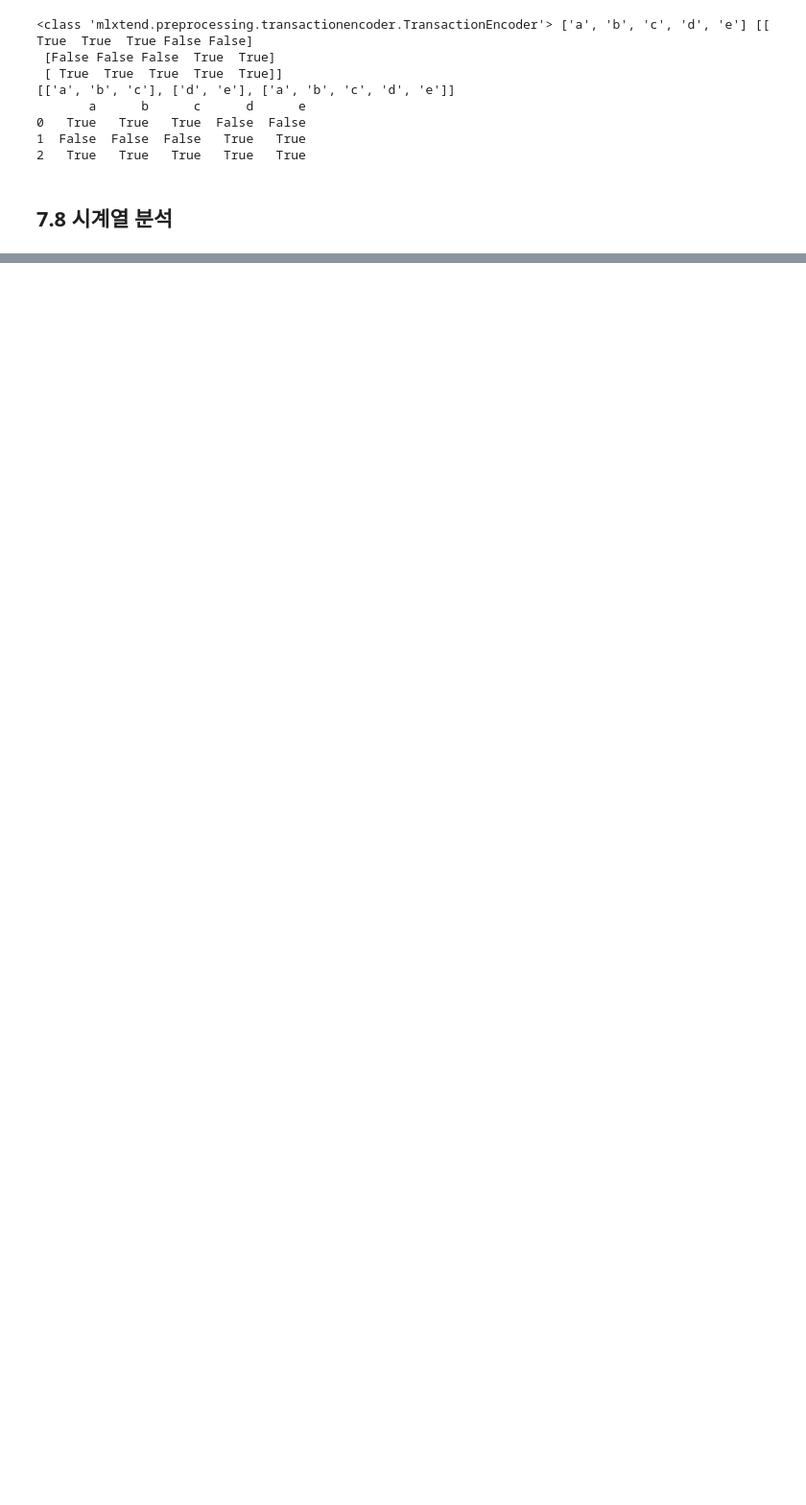
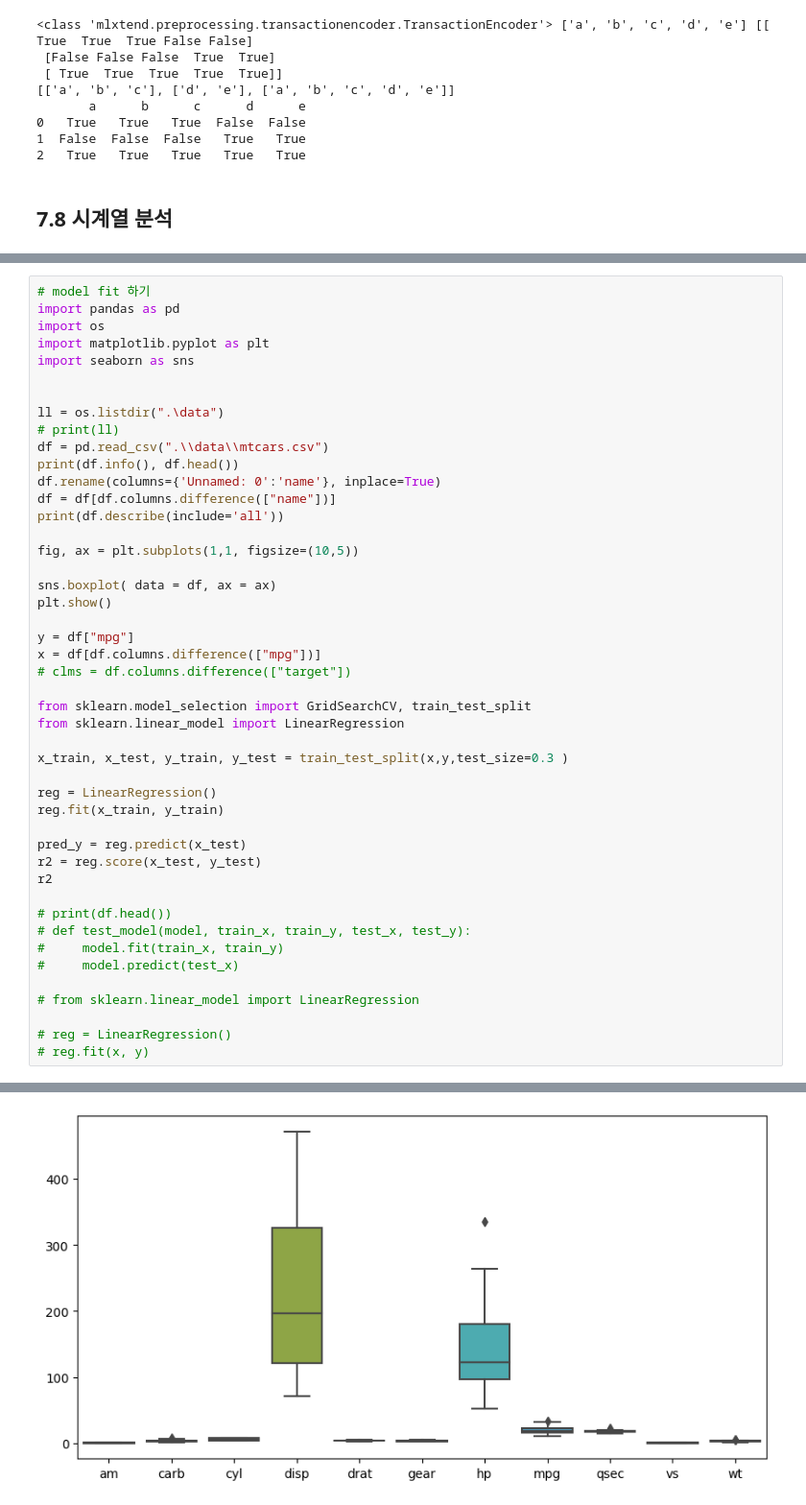
Before and after one commit to bhlim92/kaggle, a Jupyter notebook: essential-module.ipynb, the cells around one changed output, grey strips where cells are left out. Shown at 96% size. Drawn from its saved outputs; the diff is of its cells as text; blank space fills up the shorter version.

```diff
--- a/essential-module.ipynb
+++ b/essential-module.ipynb
@@ -580,0 +1043,47 @@ print("RMSE : " , RMSE)
+# %%
+# model fit 하기
+import pandas as pd
+import os
+import matplotlib.pyplot as plt
+import seaborn as sns
+
+
+ll = os.listdir(".\data")
+# print(ll)
+df = pd.read_csv(".\\data\\mtcars.csv")
+print(df.info(), df.head())
+df.rename(columns={'Unnamed: 0':'name'}, inplace=True)
+df = df[df.columns.difference(["name"])]
+print(df.describe(include='all'))
+
+fig, ax = plt.subplots(1,1, figsize=(10,5))
+
+sns.boxplot( data = df, ax = ax)
+plt.show()
+
+y = df["mpg"]
+x = df[df.columns.difference(["mpg"])]
+# clms = df.columns.difference(["target"])
+
+from sklearn.model_selection import GridSearchCV, train_test_split
+from sklearn.linear_model import LinearRegression
+
+x_train, x_test, y_train, y_test = train_test_split(x,y,test_size=0.3 )
+
+reg = LinearRegression()
+reg.fit(x_train, y_train)
+
+pred_y = reg.predict(x_test)
+r2 = reg.score(x_test, y_test)
+r2
+
+# print(df.head())
+# def test_model(model, train_x, train_y, test_x, test_y):
+#     model.fit(train_x, train_y)
+#     model.predict(test_x)
+
+# from sklearn.linear_model import LinearRegression
+
+# reg = LinearRegression()
+# reg.fit(x, y)
+# %% [output]
@@ -580,0 +1107 @@ print("RMSE : " , RMSE)
+[figure, added]
```
Also changed, not shown: parts of 49 cells of this notebook, 1 other file.
